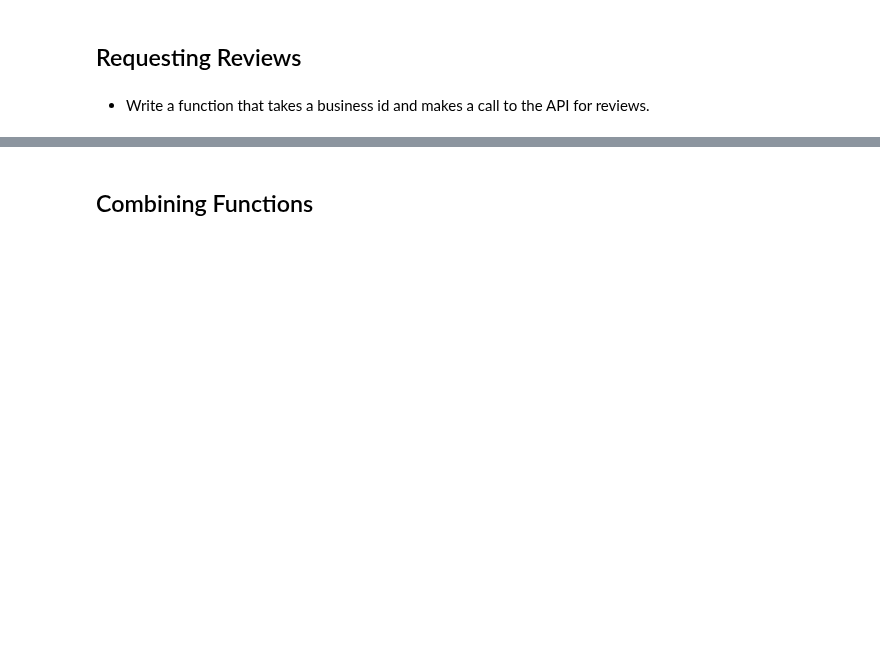
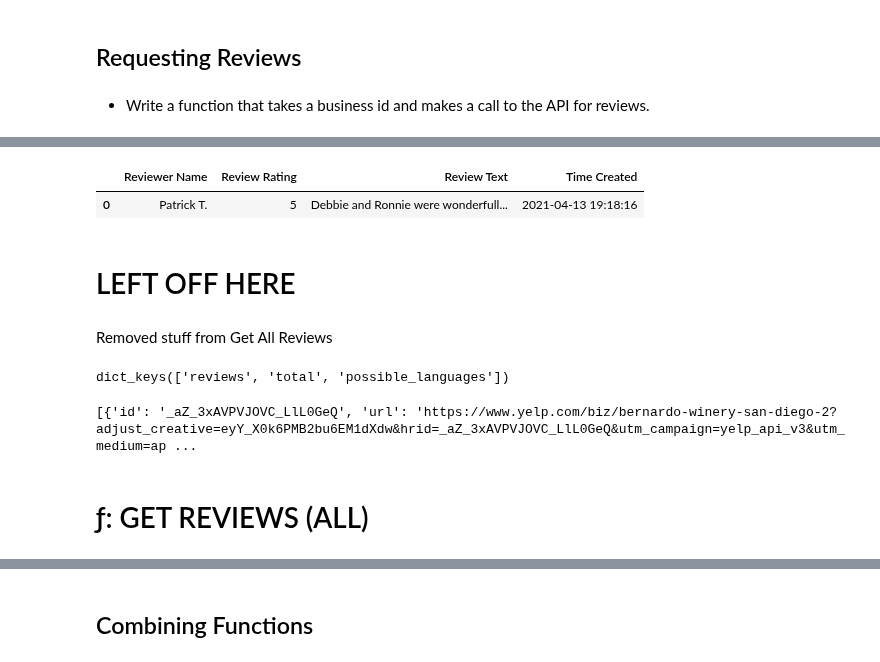
Before and after one commit to pleasecallmejax/Phase-1-Project, a Jupyter notebook: Data_Acquisition_Process.ipynb, the cells around one changed output, grey strips where cells are left out. Saved outputs shown, nothing was run; the diff lists cells and outputs as text; code cells hidden in the pictures; blank space fills up the shorter version.

```diff
--- a/Data_Acquisition_Process.ipynb
+++ b/Data_Acquisition_Process.ipynb
@@ -878,0 +436,28 @@ df_reviews
+# %%
+def parse_reviews(review):
+    '''Adapted from Tyrell's code'''
+
+    # Create empty list to store results
+#     parsed_reviews = []
+
+    # Loop through each review in the list of reviews
+    # Add specific k:v pairs to a dictionary
+    details = {
+        'Reviewer Name': review['user']['name'],
+        'Review Rating': review['rating'],
+        'Review Text': review['text'],
+        'Time Created': review['time_created']
+        }
+
+        # Add the new dictionary to the empty list
+
+#         parsed_reviews.append(details)
+
+    # Create a DataFrame from the resulting list
+
+    df_parsed_reviews = pd.DataFrame.from_dict([details])
+
+    return df_parsed_reviews
+# %%
+test_review = test1['reviews'][0]
+test_review
@@ -878,0 +474,10 @@ df_reviews
+# %%
+test2 = parse_reviews(test_review)
+test2
+# %% [output]
+|  | Reviewer Name | Review Rating | Review Text | Time Created |
+| 0 | Patrick T. | 5 | Debbie and Ronnie were wonderfull... | 2021-04-13 19:18:16 |
+# %% [markdown]
+# LEFT OFF HERE
+# %% [markdown]
+Removed stuff from Get All Reviews
@@ -878,0 +506,11 @@ df_reviews
+# %%
+test1 = get_reviews(cleaned_ids[0], yelp_key)
+print(test1.keys())
+# %% [output]
+dict_keys(['reviews', 'total', 'possible_languages'])
+# %%
+print(test1['reviews'])
+# %% [output]
+[{'id': '_aZ_3xAVPVJOVC_LlL0GeQ', 'url': 'https://www.yelp.com/biz/bernardo-winery-san-diego-2?adjust_creative=eyY_X0k6PMB2bu6EM1dXdw&hrid=_aZ_3xAVPVJOVC_LlL0GeQ&utm_campaign=yelp_api_v3&utm_medium=ap ...
+# %% [markdown]
+# ƒ: GET REVIEWS (ALL)
```
Also changed, not shown: parts of 95 cells of this notebook, 3 other files.
